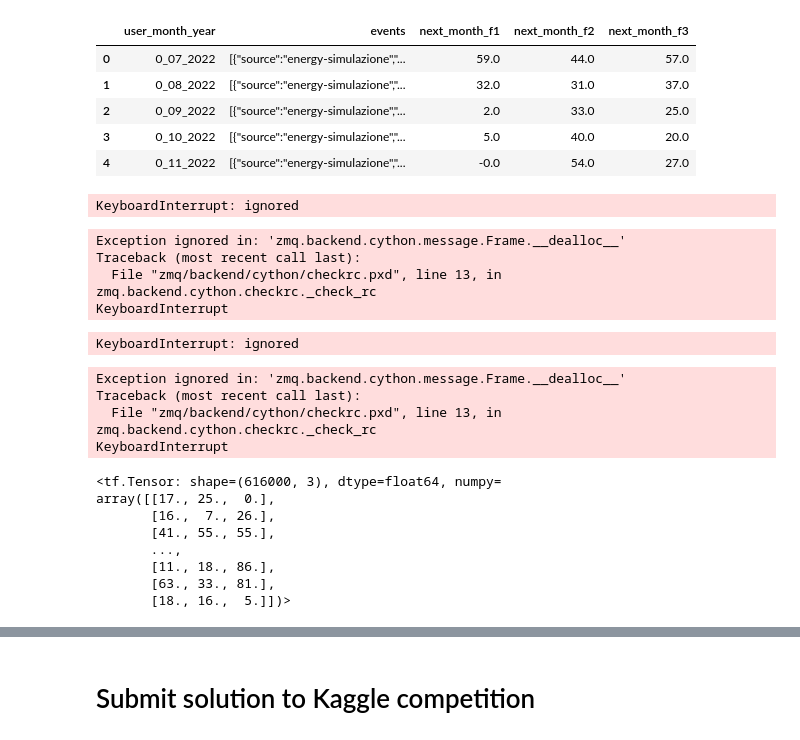
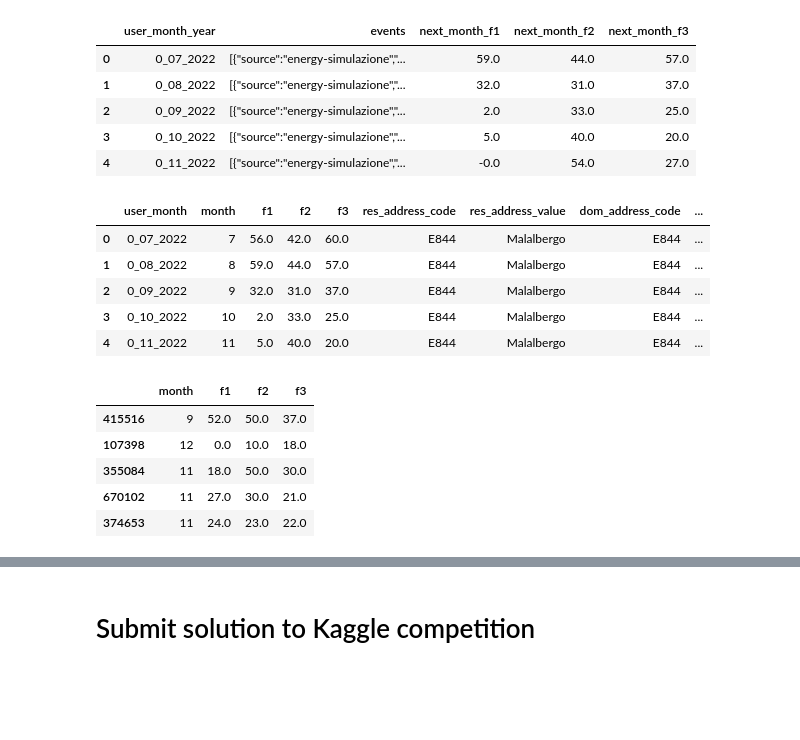
Before and after one commit to S4b3/PITC-21-22, a Jupyter notebook: consumptions_prediction.ipynb, the cells around one changed output, grey strips where cells are left out. Drawn from its saved outputs; the diff is of its cells as text; code cells hidden in the pictures; blank space fills up the shorter version.

```diff
--- a/consumptions_prediction.ipynb
+++ b/consumptions_prediction.ipynb
@@ -320,17 +314,9 @@ def convert_json_2_pd(json_input_path, train = True):
     """
     csv_df = pd.DataFrame(columns=[
       "user_month",
-      "legalNature",
-      "citizenshipNoUSA",
-      "billing_range.from_date",
-      "billing_range.to_date",
-      "fasciaF0ConsumoFatturato",
       "fasciaF1ConsumoFatturato",
       "fasciaF2ConsumoFatturato",
       "fasciaF3ConsumoFatturato",
-      "fasciaF4ConsumoFatturato",
-      "fasciaF5ConsumoFatturato",
-      "fasciaF6ConsumoFatturato",
       "res_address_code",
       "res_address_value",
       "dom_address_code",
@@ -379,20 +365,17 @@ def convert_json_2_pd(json_input_path, train = True):
 
             d[i] = {
               'user_month' : user_month,
-              'legalNature' : bill['bamData']['items']['bamItem']['legalNature'],
-              'citizenshipNoUSA' : bill['bamData']['items']['bamItem']['personInfo']['citizenshipNoUSA'],
-              'billing_range.from_date' : billing_range['from_date'],
-              'billing_range.to_date' : billing_range['to_date'],
-              'f1' : energy['fasciaF1ConsumoFatturato'],
-              'f2' : energy['fasciaF2ConsumoFatturato'],
-              'f3' : energy['fasciaF3ConsumoFatturato'],
+              'month': int(user_month.split('_')[1]),
+              'f1' : float(energy['fasciaF1ConsumoFatturato']),
+              'f2' : float(energy['fasciaF2ConsumoFatturato']),
+              'f3' : float(energy['fasciaF3ConsumoFatturato']),
               'res_address_code': res_address_code,
               'res_address_value': res_address_value,
               'dom_address_code': dom_address_code,
               'dom_address_value': dom_address_value,
-              'next_f1' : (row[2]),
-              'next_f2' : (row[3]),
-              'next_f3' : (row[4])
+              'next_f1' : float(row[2]),
+              'next_f2' : float(row[3]),
+              'next_f3' : float(row[4])
             }
             i = i+1
 
@@ -409,14 +392,3 @@ def convert_json_2_pd(json_input_path, train = True):
 
 
 features_df, truth_df = convert_json_2_pd(json_input_path="/content/training_camp_21_22/data/task_2/train.csv")
-# %% [output]
-KeyboardInterrupt: ignored
-Exception ignored in: 'zmq.backend.cython.message.Frame.__dealloc__'
-Traceback (most recent call last):
-  File "zmq/backend/cython/checkrc.pxd", line 13, in zmq.backend.cython.checkrc._check_rc
-KeyboardInterrupt
-KeyboardInterrupt: ignored
-Exception ignored in: 'zmq.backend.cython.message.Frame.__dealloc__'
-Traceback (most recent call last):
-  File "zmq/backend/cython/checkrc.pxd", line 13, in zmq.backend.cython.checkrc._check_rc
-KeyboardInterrupt
@@ -436,0 +395,9 @@ normalizer.adapt(train_X)
+# %%
+features_df.head()
+# %% [output]
+|  | user_month | month | f1 | f2 | f3 | res_address_code | res_address_value | dom_address_code | ... |
+| 0 | 0_07_2022 | 7 | 56.0 | 42.0 | 60.0 | E844 | Malalbergo | E844 | ... |
+| 1 | 0_08_2022 | 8 | 59.0 | 44.0 | 57.0 | E844 | Malalbergo | E844 | ... |
+| 2 | 0_09_2022 | 9 | 32.0 | 31.0 | 37.0 | E844 | Malalbergo | E844 | ... |
+| 3 | 0_10_2022 | 10 | 2.0 | 33.0 | 25.0 | E844 | Malalbergo | E844 | ... |
+| 4 | 0_11_2022 | 11 | 5.0 | 40.0 | 20.0 | E844 | Malalbergo | E844 | ... |
@@ -437,11 +413,9 @@ normalizer.adapt(train_X)
 # %%
-X_train
+X_train.head()
 # %% [output]
-<tf.Tensor: shape=(616000, 3), dtype=float64, numpy=
-array([[17., 25.,  0.],
-       [16.,  7., 26.],
-       [41., 55., 55.],
-       ...,
-       [11., 18., 86.],
-       [63., 33., 81.],
-       [18., 16.,  5.]])>
+|  | month | f1 | f2 | f3 |
+| 415516 | 9 | 52.0 | 50.0 | 37.0 |
+| 107398 | 12 | 0.0 | 10.0 | 18.0 |
+| 355084 | 11 | 18.0 | 50.0 | 30.0 |
+| 670102 | 11 | 27.0 | 30.0 | 21.0 |
+| 374653 | 11 | 24.0 | 23.0 | 22.0 |
```
Also changed, not shown: parts of 7 cells of this notebook.
